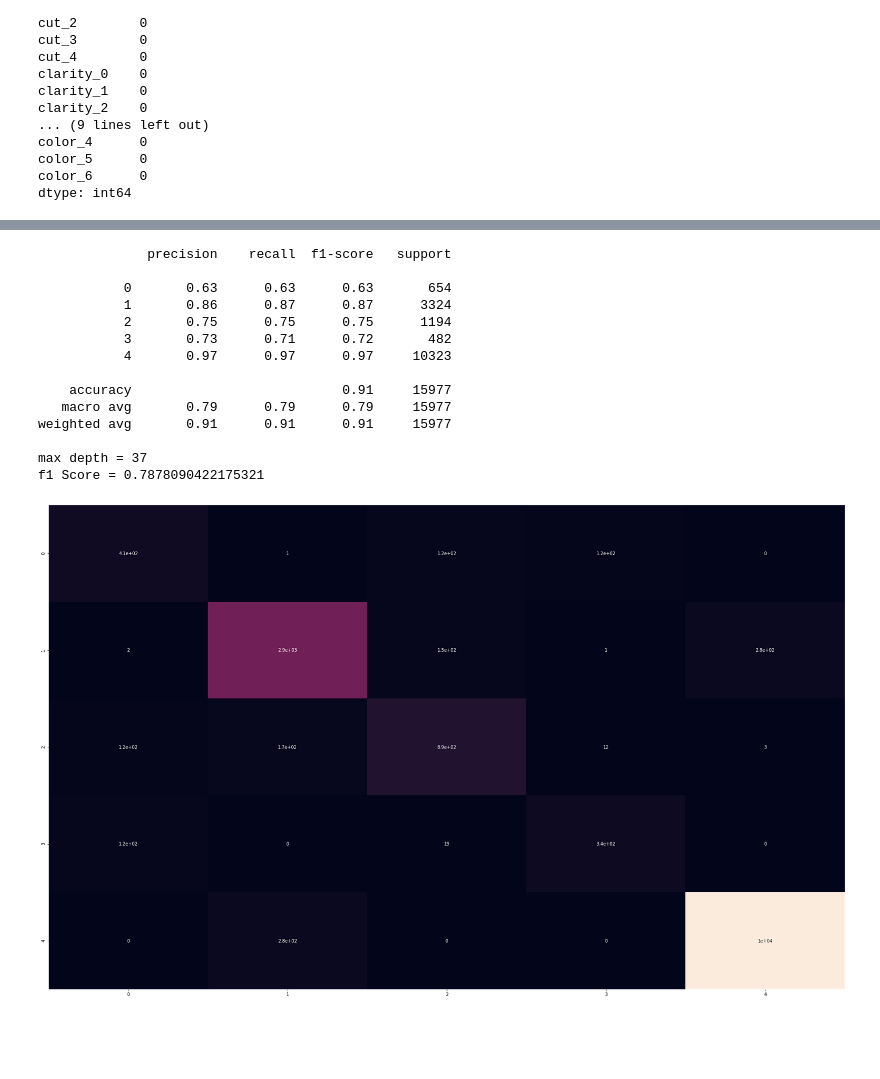
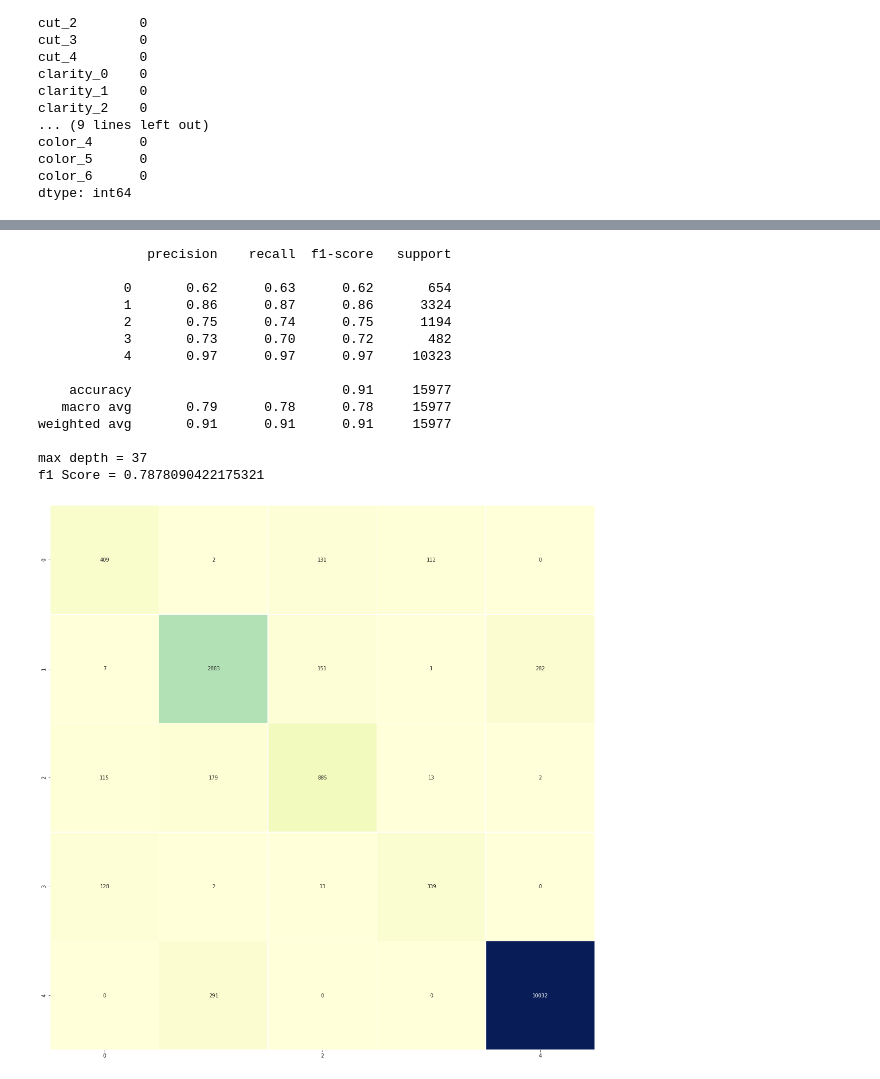
Before and after one commit to batikanor/GlobalAIHubMachineLearningCourse, a Jupyter notebook: Final Project/Final Project.ipynb, the cells around one changed output, grey strips where cells are left out. Drawn from its saved outputs; the diff is of its cells as text; code cells hidden in the pictures; blank space fills up the shorter version.

```diff
--- a/Final Project/Final Project.ipynb
+++ b/Final Project/Final Project.ipynb
@@ -446,34 +446,34 @@ f1 Score = 0.7878090422175321
 # %%
 MOD2 = DecisionTreeClassifier(max_depth=None, class_weight='balanced', random_state=42) # def: gini
 
 
 MOD2.fit(X_train,y_train)
 
 PRED2 = MOD2.predict(X_test)
 print(classification_report(y_test,PRED2))
 
 CONF_MAT2 = confusion_matrix(y_test, PRED2)
 plt.figure(figsize=(32, 20))
-ax = sns.heatmap(CONF_MAT2, annot=True, cbar=False)
+ax = sns.heatmap(CONF_MAT2, annot=True, cbar=False, fmt="d", linewidths=.5, cmap="YlGnBu", xticklabels=2, square=True)
 
 print("max depth = {}".format(MOD2.tree_.max_depth))
 print("f1 Score = {}".format(f1_score(y_test, PRED1,average='macro')))
 # %% [output]
               precision    recall  f1-score   support
 
-           0       0.63      0.63      0.63       654
-           1       0.86      0.87      0.87      3324
-           2       0.75      0.75      0.75      1194
-           3       0.73      0.71      0.72       482
+           0       0.62      0.63      0.62       654
+           1       0.86      0.87      0.86      3324
+           2       0.75      0.74      0.75      1194
+           3       0.73      0.70      0.72       482
            4       0.97      0.97      0.97     10323
 
     accuracy                           0.91     15977
-   macro avg       0.79      0.79      0.79     15977
+   macro avg       0.79      0.78      0.78     15977
 weighted avg       0.91      0.91      0.91     15977
 
 max depth = 37
 f1 Score = 0.7878090422175321
-[figure, old version]
+[figure, new version]
 # %%
 MOD3 = DecisionTreeClassifier(max_depth=None, criterion='entropy', class_weight='balanced', random_state=42)
 
```
Also changed, not shown: parts of 7 cells of this notebook.
